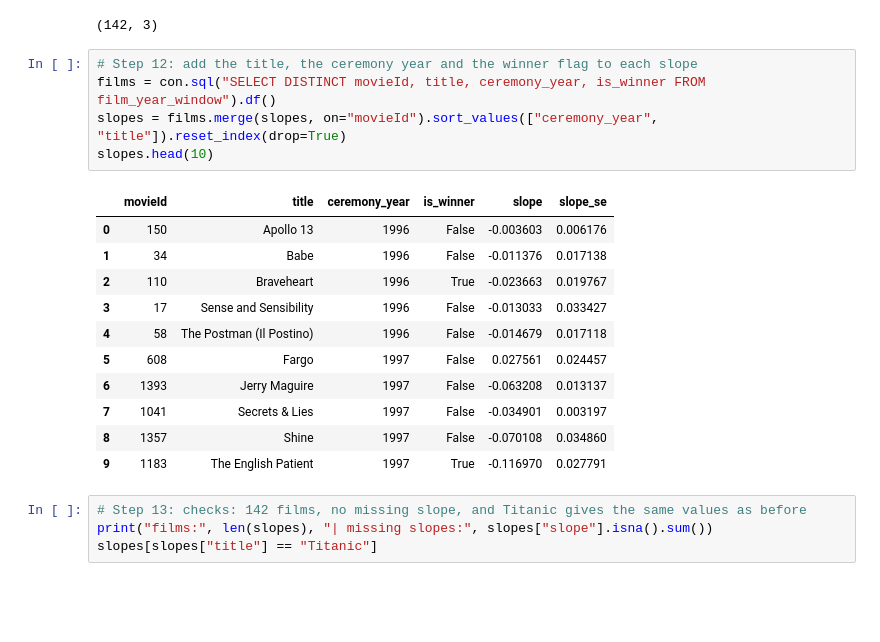
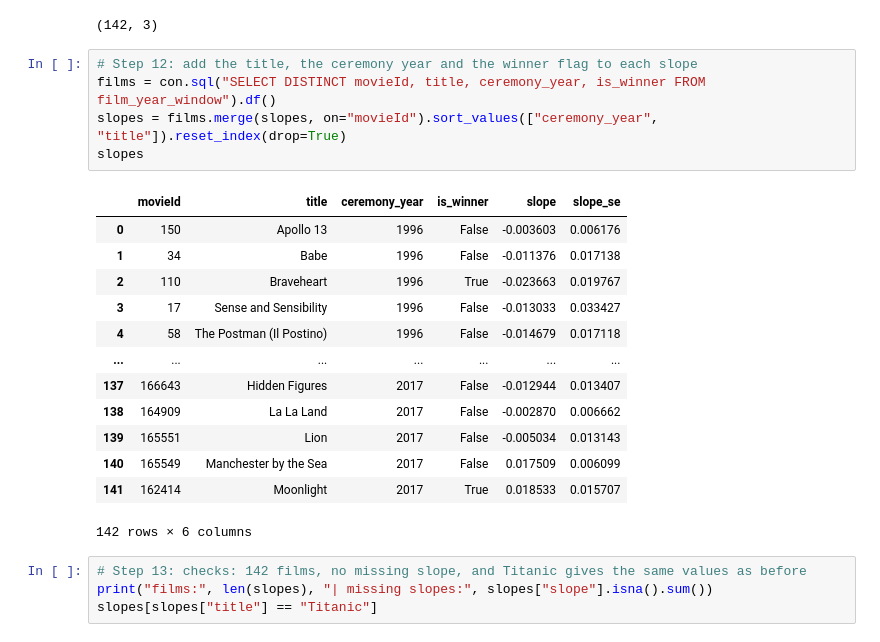
Before and after one commit to elblidimj/oscar-best-picture-ratings, a Jupyter notebook: notebooks/04_yearly_ratings.ipynb, the cells around one changed output. Drawn from its saved outputs; the diff is of its cells as text; blank space fills up the shorter version.

Commit message:
Notebook 04: summary of the 142 slopes

```diff
--- a/notebooks/04_yearly_ratings.ipynb
+++ b/notebooks/04_yearly_ratings.ipynb
@@ -263,20 +263,22 @@ slopes.shape
 # %%
 # Step 12: add the title, the ceremony year and the winner flag to each slope
 films = con.sql("SELECT DISTINCT movieId, title, ceremony_year, is_winner FROM film_year_window").df()
 slopes = films.merge(slopes, on="movieId").sort_values(["ceremony_year", "title"]).reset_index(drop=True)
-slopes.head(10)
+slopes
 # %% [output]
 |  | movieId | title | ceremony_year | is_winner | slope | slope_se |
 | 0 | 150 | Apollo 13 | 1996 | False | -0.003603 | 0.006176 |
 | 1 | 34 | Babe | 1996 | False | -0.011376 | 0.017138 |
 | 2 | 110 | Braveheart | 1996 | True | -0.023663 | 0.019767 |
 | 3 | 17 | Sense and Sensibility | 1996 | False | -0.013033 | 0.033427 |
 | 4 | 58 | The Postman (Il Postino) | 1996 | False | -0.014679 | 0.017118 |
-| 5 | 608 | Fargo | 1997 | False | 0.027561 | 0.024457 |
-| 6 | 1393 | Jerry Maguire | 1997 | False | -0.063208 | 0.013137 |
-| 7 | 1041 | Secrets & Lies | 1997 | False | -0.034901 | 0.003197 |
-| 8 | 1357 | Shine | 1997 | False | -0.070108 | 0.034860 |
-| 9 | 1183 | The English Patient | 1997 | True | -0.116970 | 0.027791 |
+| ... | ... | ... | ... | ... | ... | ... |
+| 137 | 166643 | Hidden Figures | 2017 | False | -0.012944 | 0.013407 |
+| 138 | 164909 | La La Land | 2017 | False | -0.002870 | 0.006662 |
+| 139 | 165551 | Lion | 2017 | False | -0.005034 | 0.013143 |
+| 140 | 165549 | Manchester by the Sea | 2017 | False | 0.017509 | 0.006099 |
+| 141 | 162414 | Moonlight | 2017 | True | 0.018533 | 0.015707 |
+142 rows × 6 columns
 # %%
 # Step 13: checks: 142 films, no missing slope, and Titanic gives the same values as before
 print("films:", len(slopes), "| missing slopes:", slopes["slope"].isna().sum())
```
Also changed, not shown: parts of 1 cell of this notebook.
